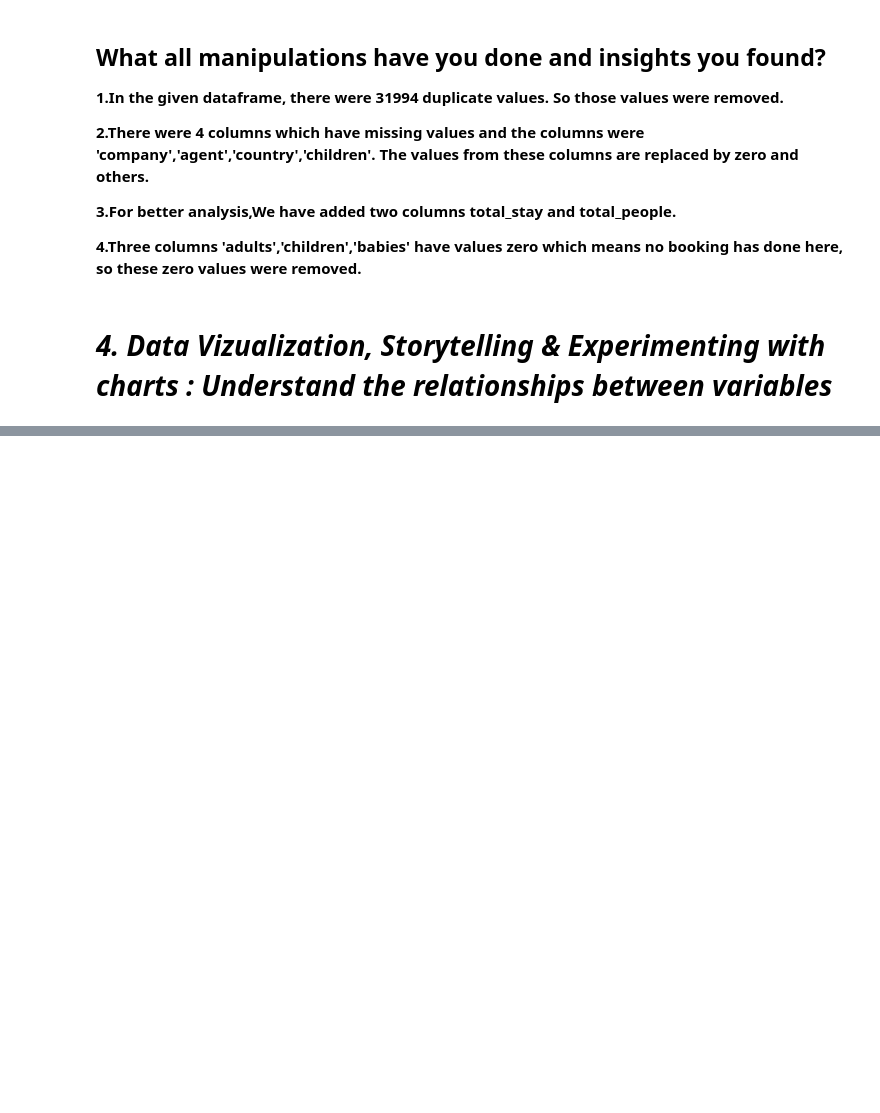
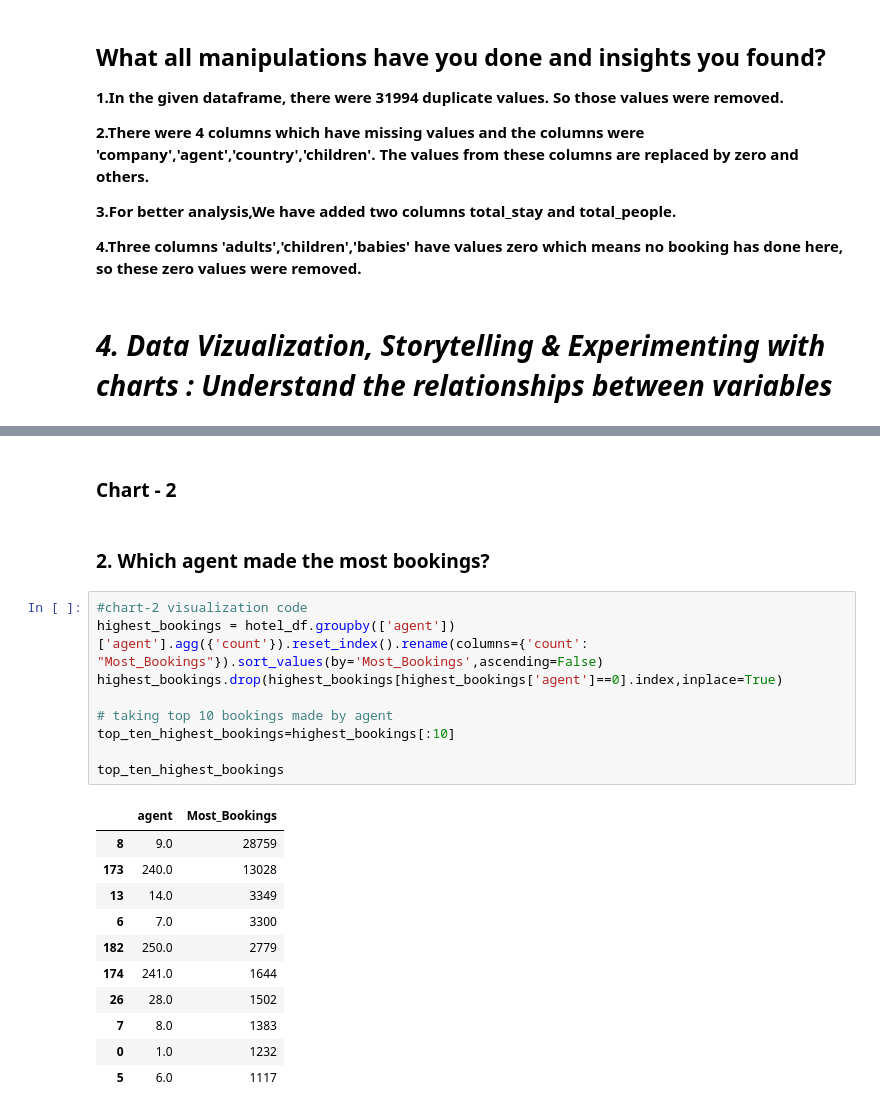
Before and after one commit to Shreya-1003/CapStone-Projects-Module_2, a Jupyter notebook: EDA_Hotel_Booking_Analysis.ipynb, the cells around one changed output, grey strips where cells are left out. Drawn from its saved outputs; the diff is of its cells as text; blank space fills up the shorter version.

```diff
--- a/EDA_Hotel_Booking_Analysis.ipynb
+++ b/EDA_Hotel_Booking_Analysis.ipynb
@@ -388,0 +494,25 @@ dtype: int64
+# %% [markdown]
+### Chart - 2
+# %% [markdown]
+### 2. Which agent made the most bookings?
+# %%
+#chart-2 visualization code
+highest_bookings = hotel_df.groupby(['agent'])['agent'].agg({'count'}).reset_index().rename(columns={'count': "Most_Bookings"}).sort_values(by='Most_Bookings',ascending=False)
+highest_bookings.drop(highest_bookings[highest_bookings['agent']==0].index,inplace=True)
+
+# taking top 10 bookings made by agent
+top_ten_highest_bookings=highest_bookings[:10]
+
+top_ten_highest_bookings
+# %% [output]
+|  | agent | Most_Bookings |
+| 8 | 9.0 | 28759 |
+| 173 | 240.0 | 13028 |
+| 13 | 14.0 | 3349 |
+| 6 | 7.0 | 3300 |
+| 182 | 250.0 | 2779 |
+| 174 | 241.0 | 1644 |
+| 26 | 28.0 | 1502 |
+| 7 | 8.0 | 1383 |
+| 0 | 1.0 | 1232 |
+| 5 | 6.0 | 1117 |
```
Also changed, not shown: parts of 24 cells of this notebook.
